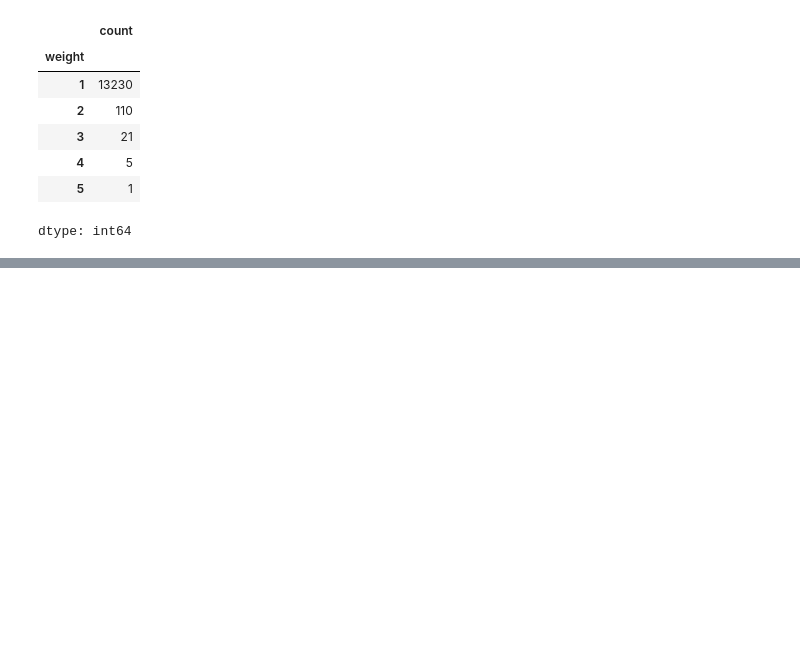
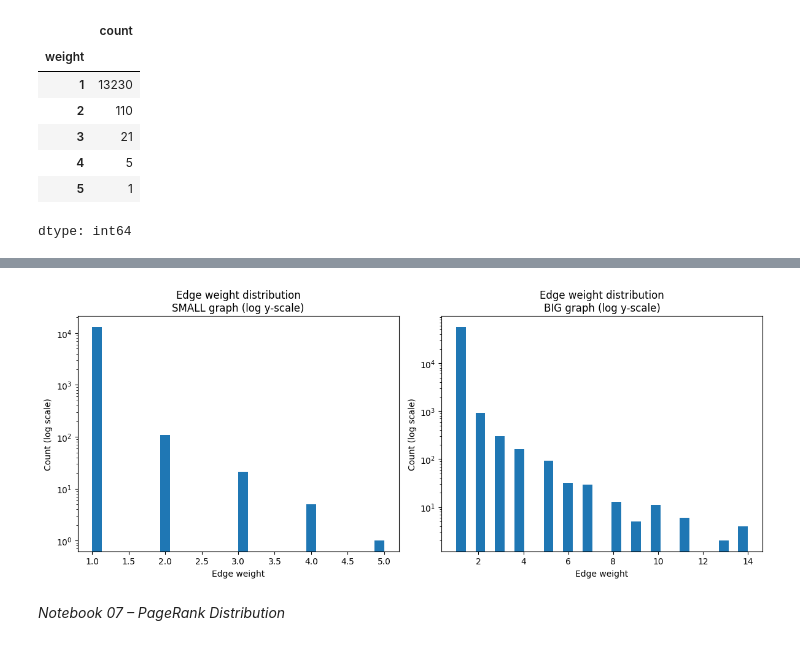
Before and after one commit to sXeSociety/algorithms-massive-data-pagerank, a Jupyter notebook: notebooks/notebook.ipynb, the cells around one changed output, grey strips where cells are left out. Cells and saved outputs as stored; diff of their text form; code cells hidden in the pictures; blank space fills up the shorter version.

```diff
--- a/notebooks/notebook.ipynb
+++ b/notebooks/notebook.ipynb
@@ -216,0 +428,11 @@ dtype: int64
+# %%
+# Step 3: build the book co-occurrence edge list for the big core
+edges_df_big = build_book_cooccurrence_edges(
+    df_indexed=df_indexed_big,
+    processed_dir=processed_dir,
+    save_name="edges_books_core_big.csv",
+    max_books_per_user=50,
+    min_weight=1,
+)
+
+print("\n[Big graph] edges_df_big shape:", edges_df_big.shape)
@@ -216,0 +709,27 @@ dtype: int64
+# %%
+# Histogram of edge weights (log y-scale) - Small vs. Big
+# Small
+plt.figure(figsize=(12, 5))
+plt.subplot(1, 2, 1)
+plt.hist(weights_small, bins=30)
+plt.yscale("log")
+plt.title("Edge weight distribution\nSMALL graph (log y-scale)")
+plt.xlabel("Edge weight")
+plt.ylabel("Count (log scale)")
+# Big
+plt.subplot(1, 2, 2)
+plt.hist(weights_big, bins=30)
+plt.yscale("log")
+plt.title("Edge weight distribution\nBIG graph (log y-scale)")
+plt.xlabel("Edge weight")
+plt.ylabel("Count (log scale)")
+
+plt.tight_layout()
+weights_fig_logy_path = os.path.join(figs_dir, "edge_weights_small_vs_big_logy.png")
+plt.savefig(weights_fig_logy_path, dpi=150)
+plt.show()
+plt.close()
+# %% [output]
+[figure, added]
+# %% [markdown]
+*Notebook 07 – PageRank Distribution*
```
Also changed, not shown: parts of 42 cells of this notebook, 1 other file.
